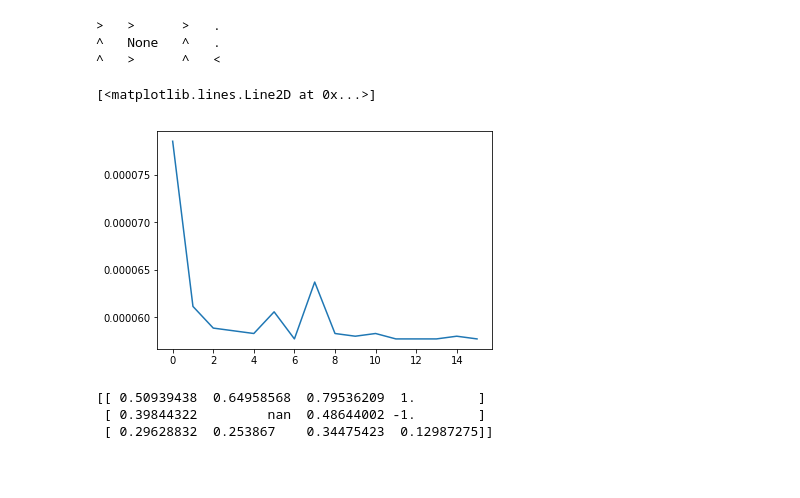
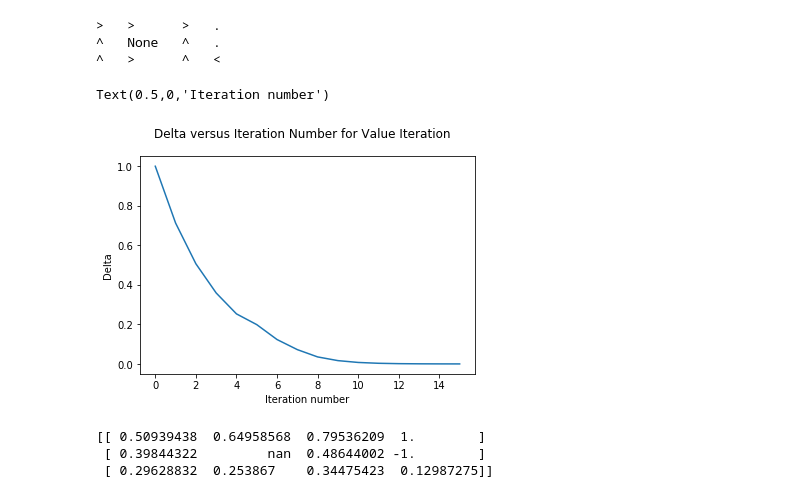
Before and after one commit to nshea3/ml_notebooks_p4, a Jupyter notebook: aimacode_mdp.ipynb, the cells around one changed output. Cells and saved outputs as stored; diff of their text form; code cells hidden in the pictures; blank space fills up the shorter version.

```diff
--- a/aimacode_mdp.ipynb
+++ b/aimacode_mdp.ipynb
@@ -21,14 +23,18 @@ gridmdp_small.to_arrows(pi_gmdps)
 # %%
 from utils import print_table
 print_table(gridmdp_small.to_arrows(pi_gmdps))
+U_vi, vi_iter_time, vi_deltas = value_iteration(gridmdp_small)
 # %% [output]
 >   >      >   .
 ^   None   ^   .
 ^   >      ^   <
-# %%
-U_vi, vi_iter_time = value_iteration(gridmdp_small)
-plt.plot(vi_iter_time)
-# %% [output]
-[<matplotlib.lines.Line2D at 0x...>]
-[figure, removed]
+# %%
+plt.plot(vi_deltas)
+plt.suptitle("Delta versus Iteration Number for Value Iteration")
+plt.ylabel("Delta")
+plt.xlabel("Iteration number")
+#vi_deltas_plot.title()
+# %% [output]
+Text(0.5,0,'Iteration number')
+[figure, added]
 # %%
```
Also changed, not shown: parts of 25 cells of this notebook, 1 other file.
